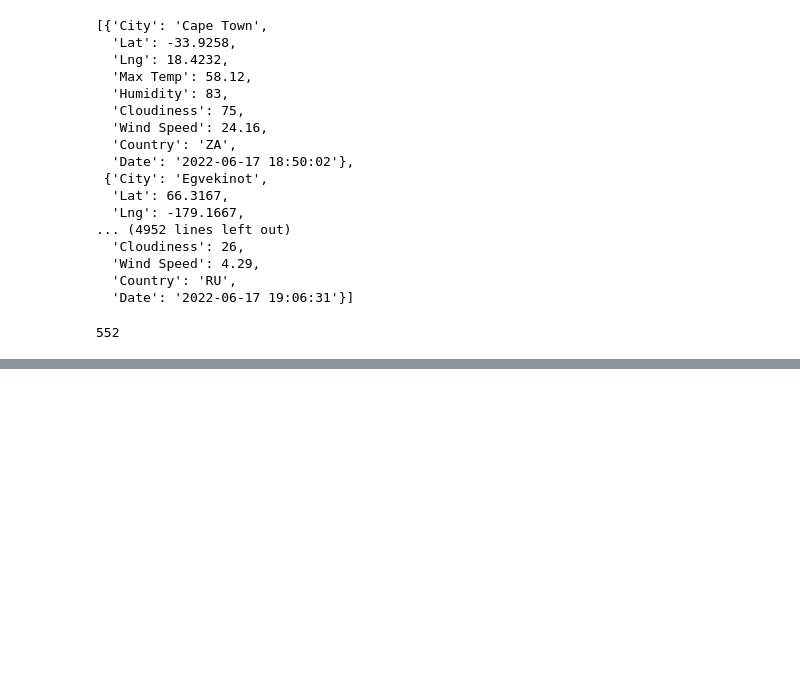
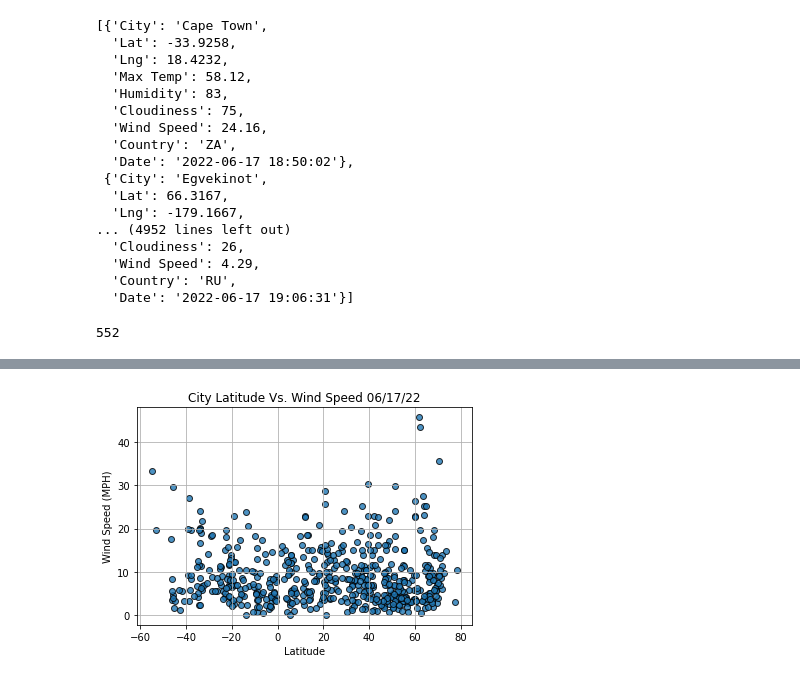
Before and after one commit to MiguelB512/World_Weather_Analysis, a Jupyter notebook: Weather.Py.ipynb, the cells around one changed output, grey strips where cells are left out. Cells and saved outputs as stored; diff of their text form; code cells hidden in the pictures; blank space fills up the shorter version.

```diff
--- a/Weather.Py.ipynb
+++ b/Weather.Py.ipynb
@@ -190,0 +261,18 @@ city_data_df.to_csv(output_data_file, index_label="City_ID")
+# %%
+# Build scatter plot for city lat vs. wind speed
+plt.scatter(lats,
+            wind_speed,
+            marker = "o",
+            edgecolors = "black",
+            alpha = .8)
+
+# Create title, labels and grid
+plt.title("City Latitude Vs. Wind Speed " + time.strftime("%x"))
+plt.xlabel("Latitude")
+plt.ylabel("Wind Speed (MPH)")
+plt.grid(True)
+
+# Save figure
+plt.savefig("weather_data/City_lat_vs_windspeed")
+# %% [output]
+[figure, added]
```
Also changed, not shown: parts of 4 cells of this notebook, 4 other files.
